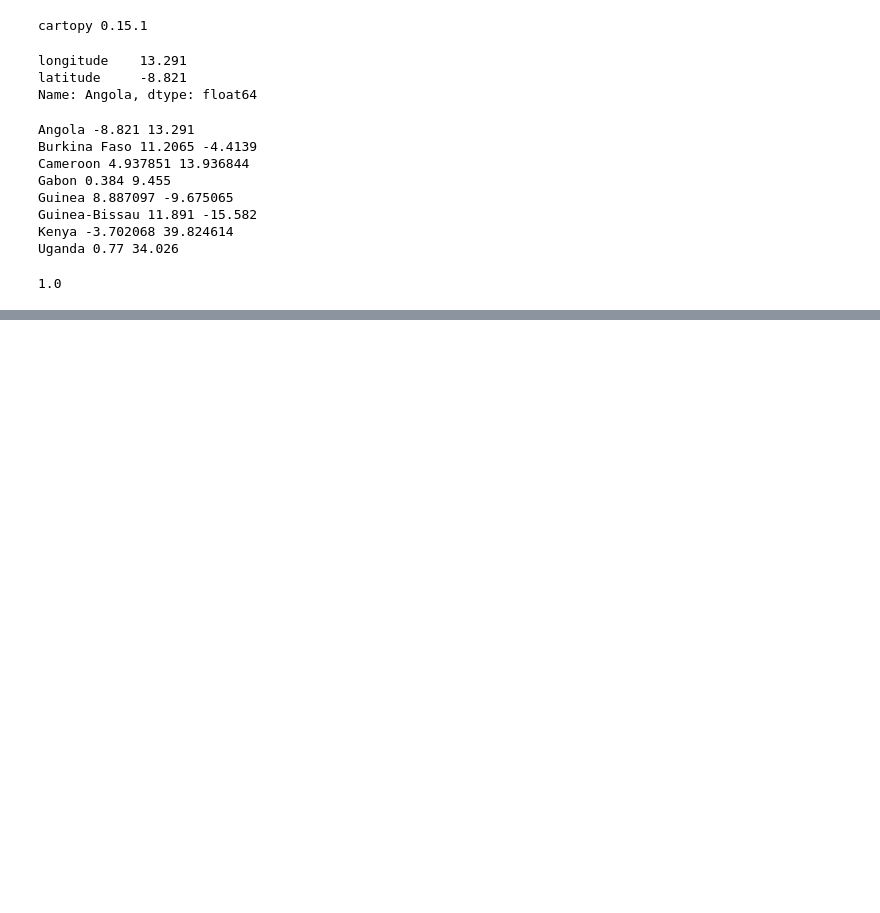
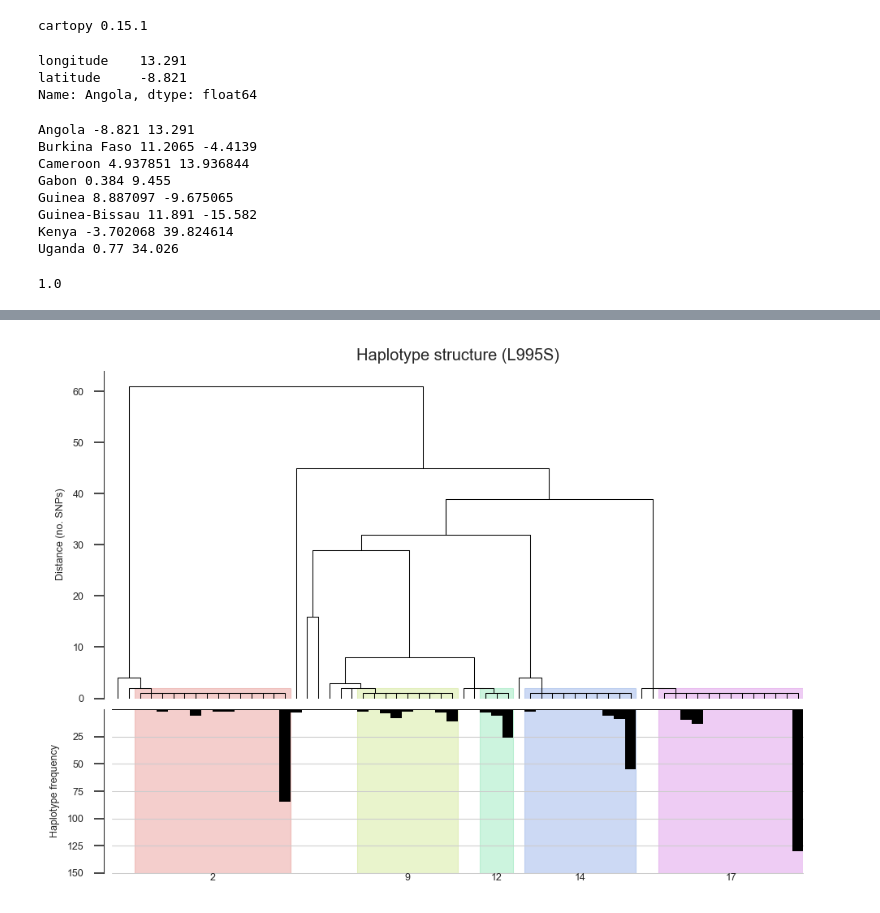
Before and after one commit to cclarkson/agam-vgsc-report, a Jupyter notebook: notebooks/haplogroup_map.ipynb, the cells around one changed output, grey strips where cells are left out. Drawn from its saved outputs; the diff is of its cells as text; code cells hidden in the pictures; blank space fills up the shorter version.

```diff
--- a/notebooks/haplogroup_map.ipynb
+++ b/notebooks/haplogroup_map.ipynb
@@ -117,0 +160,10 @@ def draw_pie(ax, ratios, X, Y, colors, offset=(-300000, 300000), size=1000, lw=0
+# %%
+#use the dendro cutting to get the pop freqs for each of the S and F clusters
+cut_height = 2
+fig, ax_dend, ax_freq, cluster_spans_995S, leaf_obs_995S = fig_haplotypes_clustered(h_vgsc_995S, cut_height=cut_height, dpi=150,
+                                                                          highlight_clusters=5, label_clusters=5)
+ax_dend.set_title('Haplotype structure (L995S)')
+ax_dend.set_ylabel('Distance (no. SNPs)')
+ax_freq.set_ylabel('Haplotype frequency');
+# %% [output]
+[figure, added]
```
Also changed, not shown: parts of 13 cells of this notebook, 2 other files.
